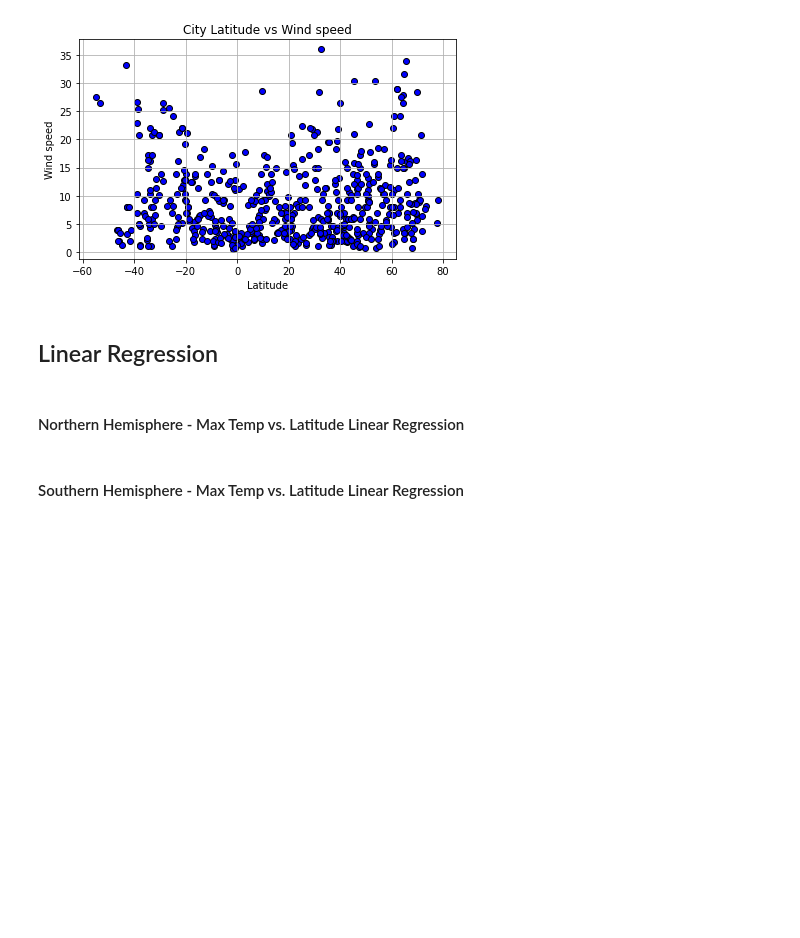
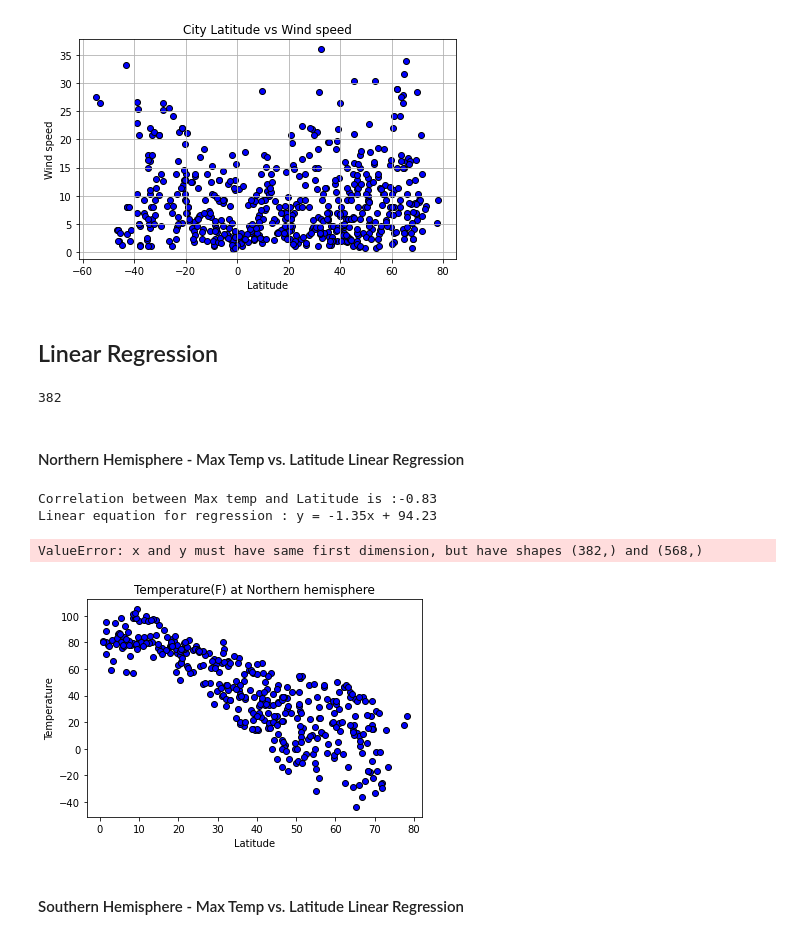
Before and after one commit to skunnath2020/python-api-challenge, a Jupyter notebook: WeatherPy/WeatherPy.ipynb, the cells around one changed output. Drawn from its saved outputs; the diff is of its cells as text; code cells hidden in the pictures; blank space fills up the shorter version.

```diff
--- a/WeatherPy/WeatherPy.ipynb
+++ b/WeatherPy/WeatherPy.ipynb
@@ -136,0 +110,3 @@ weather_data.head()
+# %%
+weather_data=pd.read_csv(output_data_file)
+weather_data.head()
@@ -230,8 +202,46 @@ plt.grid()
 [figure]
 # %% [markdown]
 ## Linear Regression
+# %%
+northern=[]
+northern= weather_data.loc[weather_data['Lat'] > 0]
+len(northern)
+# %% [output]
+382
 # %% [markdown]
 ####  Northern Hemisphere - Max Temp vs. Latitude Linear Regression
+# %%
+x_values=northern['Lat']
+y_values=northern["Max temp"]
+
+#Calculating correlation and regression
+correlation = st.pearsonr(x_values, y_values)
+print(f'Correlation between Max temp and Latitude is :{round(correlation[0], 2)}')
+(slope, intercept, rvalue, pvalue, stderr) = st.linregress(x_values, y_values)
+r_val = slope * weather_data['Lat'] + intercept
+linear_equ=f'y = {str(round(slope,2))}x + {str(round(intercept,2))}'
+print(f'Linear equation for regression : {linear_equ} ')
+
+#plot the linear regression model
+plt.scatter(x_values,
+            y_values,
+            facecolors='blue',
+            edgecolors='black'
+            )
+plt.title("Temperature(F) at Northern hemisphere")
+plt.xlabel("Latitude")
+plt.ylabel("Temperature")
+plt.plot(x_values,r_val, "r-")
+plt.title("City Latitude vs Wind speed")
+plt.xlabel("Latitude")
+plt.ylabel("Wind speed")
+plt.tight_layout()
+plt.grid()
+# %% [output]
+Correlation between Max temp and Latitude is :-0.83
+Linear equation for regression : y = -1.35x + 94.23
+ValueError: x and y must have same first dimension, but have shapes (382,) and (568,)
+[figure, added]
 # %% [markdown]
 ####  Southern Hemisphere - Max Temp vs. Latitude Linear Regression
 # %% [markdown]
```
Also changed, not shown: parts of 12 cells of this notebook.
